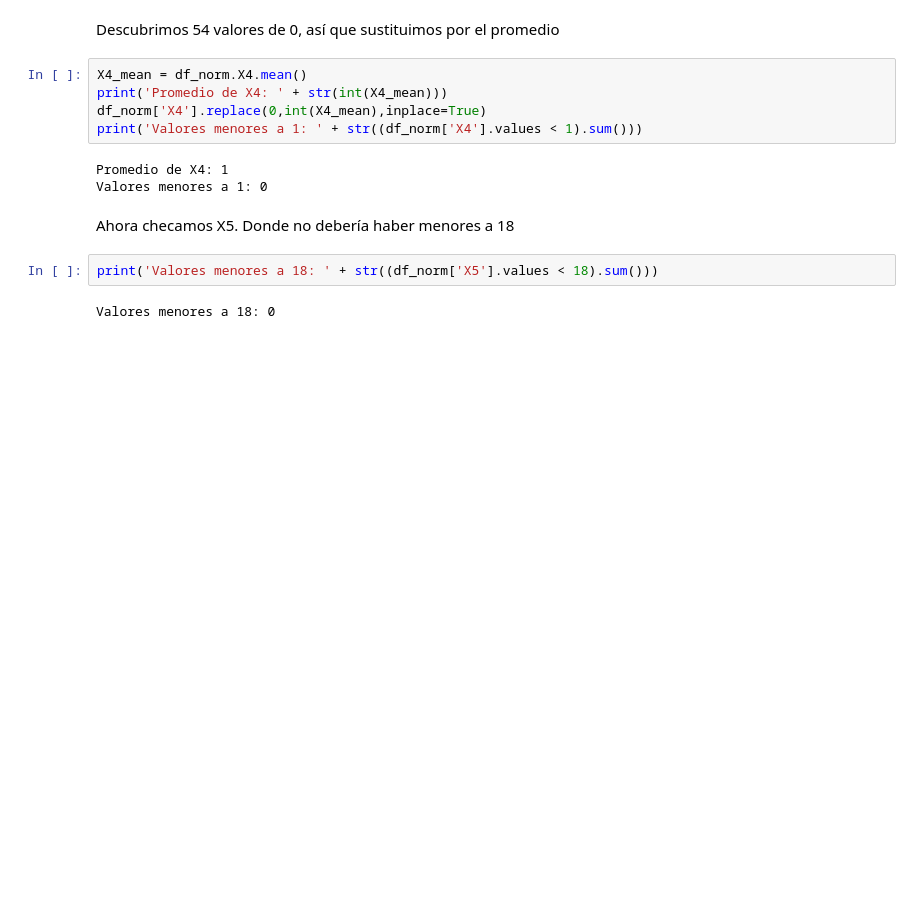
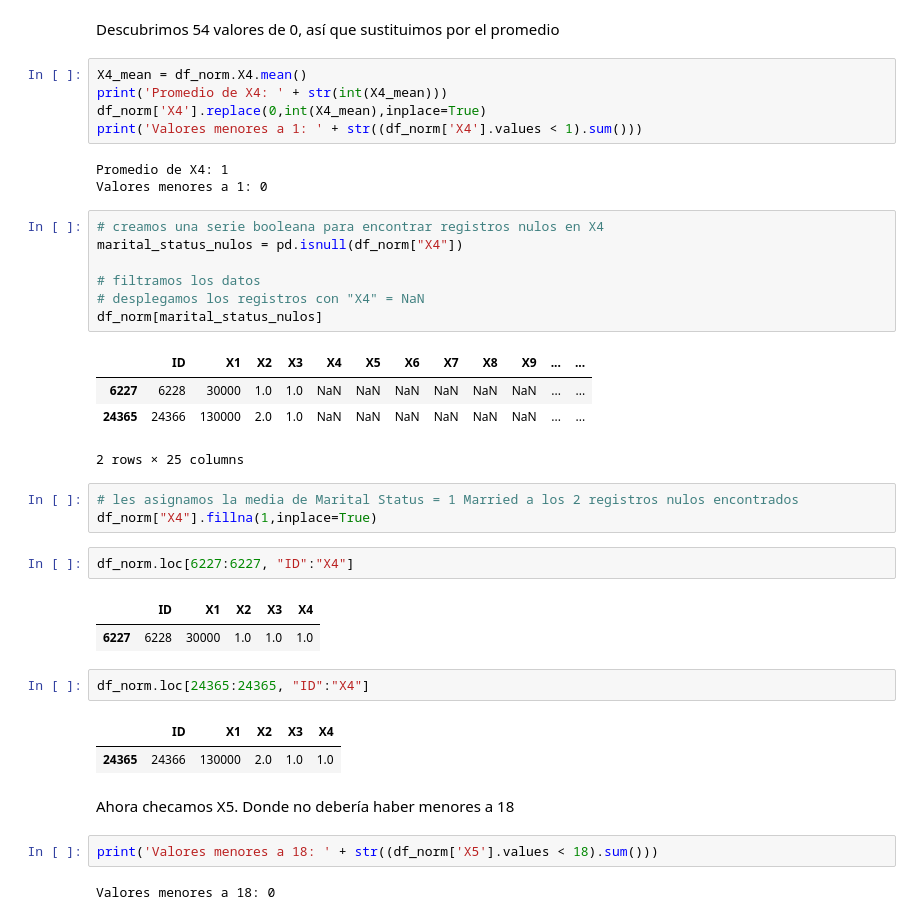
Before and after one commit to PosgradoMNA/actividades-del-projecto-equipo-52, a Jupyter notebook: Semana 3 - Actividad 1.ipynb, the cells around one changed output. Cells and saved outputs as stored; diff of their text form; blank space fills up the shorter version.

```diff
--- a/Semana 3 - Actividad 1.ipynb
+++ b/Semana 3 - Actividad 1.ipynb
@@ -306,6 +306,31 @@ print('Valores menores a 1: ' + str((df_norm['X4'].values < 1).sum()))
 # %% [output]
 Promedio de X4: 1
 Valores menores a 1: 0
+# %%
+# creamos una serie booleana para encontrar registros nulos en X4
+marital_status_nulos = pd.isnull(df_norm["X4"])
+
+# filtramos los datos
+# desplegamos los registros con "X4" = NaN
+df_norm[marital_status_nulos]
+# %% [output]
+|  | ID | X1 | X2 | X3 | X4 | X5 | X6 | X7 | X8 | X9 | ... | ... |
+| 6227 | 6228 | 30000 | 1.0 | 1.0 | NaN | NaN | NaN | NaN | NaN | NaN | ... | ... |
+| 24365 | 24366 | 130000 | 2.0 | 1.0 | NaN | NaN | NaN | NaN | NaN | NaN | ... | ... |
+2 rows × 25 columns
+# %%
+# les asignamos la media de Marital Status = 1 Married a los 2 registros nulos encontrados
+df_norm["X4"].fillna(1,inplace=True)
+# %%
+df_norm.loc[6227:6227, "ID":"X4"]
+# %% [output]
+|  | ID | X1 | X2 | X3 | X4 |
+| 6227 | 6228 | 30000 | 1.0 | 1.0 | 1.0 |
+# %%
+df_norm.loc[24365:24365, "ID":"X4"]
+# %% [output]
+|  | ID | X1 | X2 | X3 | X4 |
+| 24365 | 24366 | 130000 | 2.0 | 1.0 | 1.0 |
 # %% [markdown]
 Ahora checamos X5. Donde no debería haber menores a 18
 # %%
```
Also changed, not shown: parts of 10 cells of this notebook.
